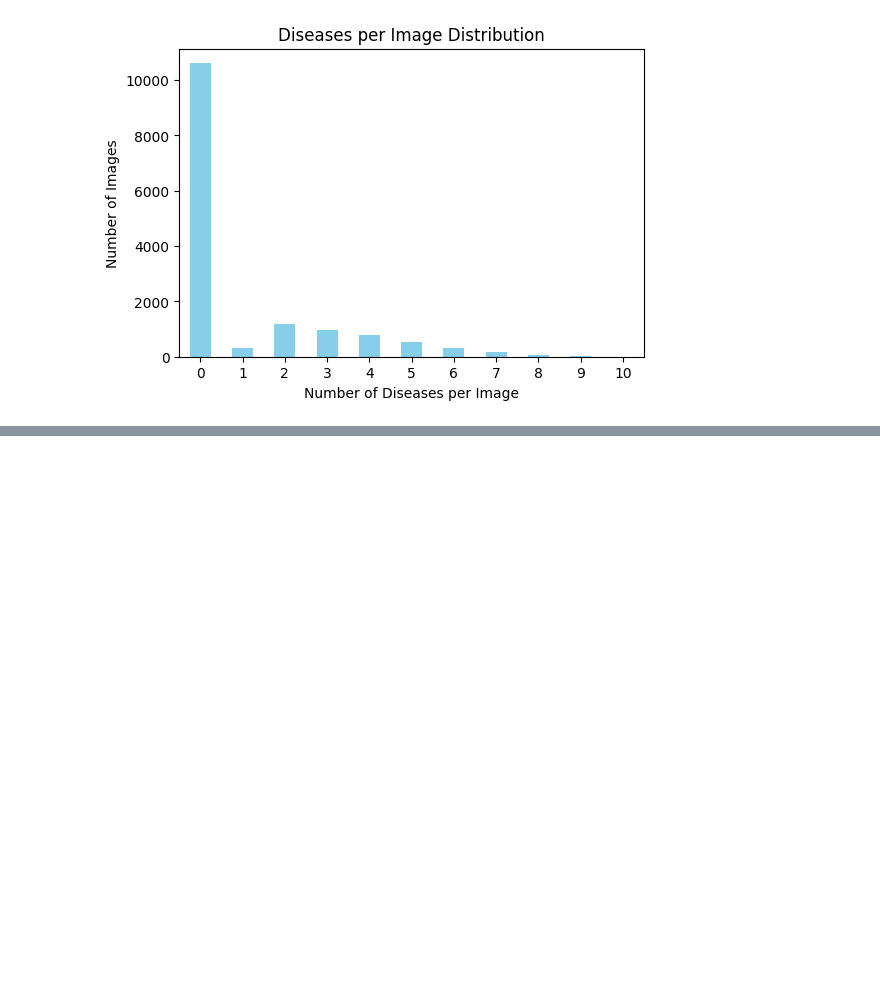
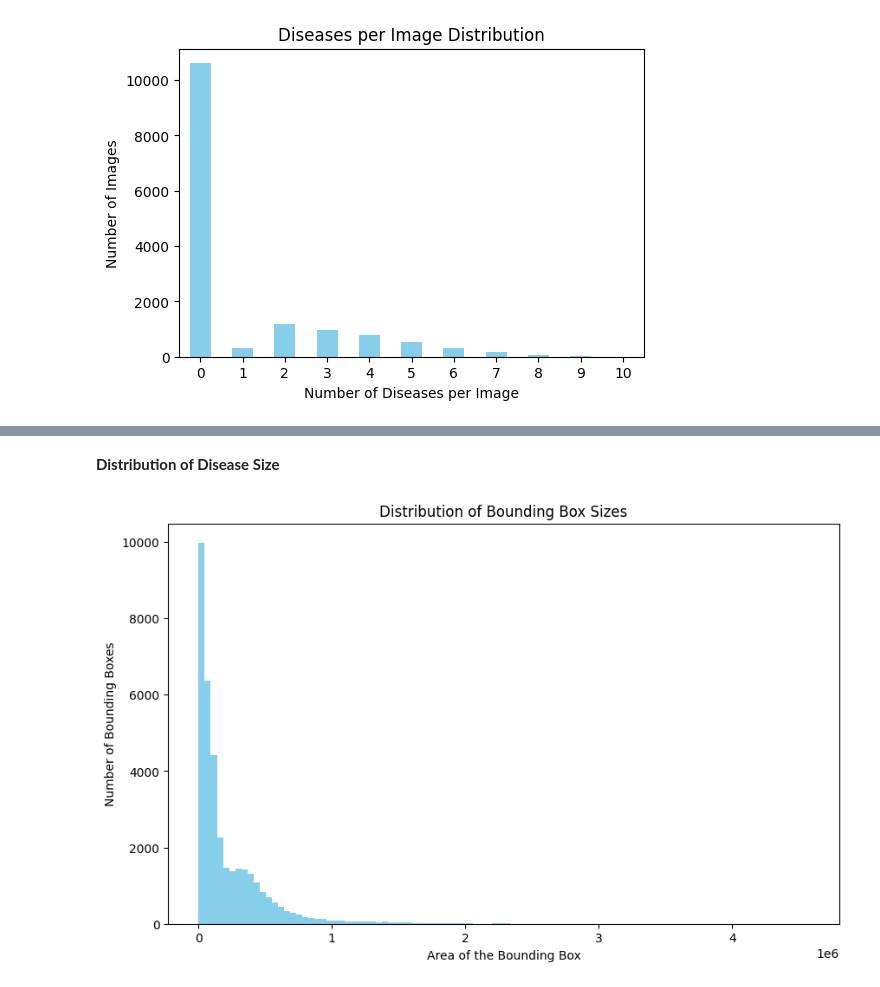
Before and after one commit to bjorneme/master-thesis, a Jupyter notebook: EDA/VinDr-CXR_EDA.ipynb, the cells around one changed output, grey strips where cells are left out. Saved outputs shown, nothing was run; the diff lists cells and outputs as text; code cells hidden in the pictures; blank space fills up the shorter version.

```diff
--- a/EDA/VinDr-CXR_EDA.ipynb
+++ b/EDA/VinDr-CXR_EDA.ipynb
@@ -134,0 +164,24 @@ plt.show()
+# %% [markdown]
+**Distribution of Disease Size**
+# %%
+# Filter out NaN values
+df_bbox = df.dropna(subset=['x_min', 'y_min', 'x_max', 'y_max']).copy()
+
+# Compute width of the bounding box
+df_bbox['width'] = df_bbox['x_max'] - df_bbox['x_min']
+
+# Compute height of the bounding box
+df_bbox['height'] = df_bbox['y_max'] - df_bbox['y_min']
+
+# Compute area of the bounding box
+df_bbox['area'] = df_bbox['width'] * df_bbox['height']
+
+# Plot the distribution of bounding box sizes
+plt.figure(figsize=(10,6))
+plt.hist(df_bbox['area'], bins=100, color='skyblue')
+plt.xlabel('Area of the Bounding Box')
+plt.ylabel('Number of Bounding Boxes')
+plt.title('Distribution of Bounding Box Sizes')
+plt.show()
+# %% [output]
+[figure, added]
```
Also changed, not shown: parts of 7 cells of this notebook.
